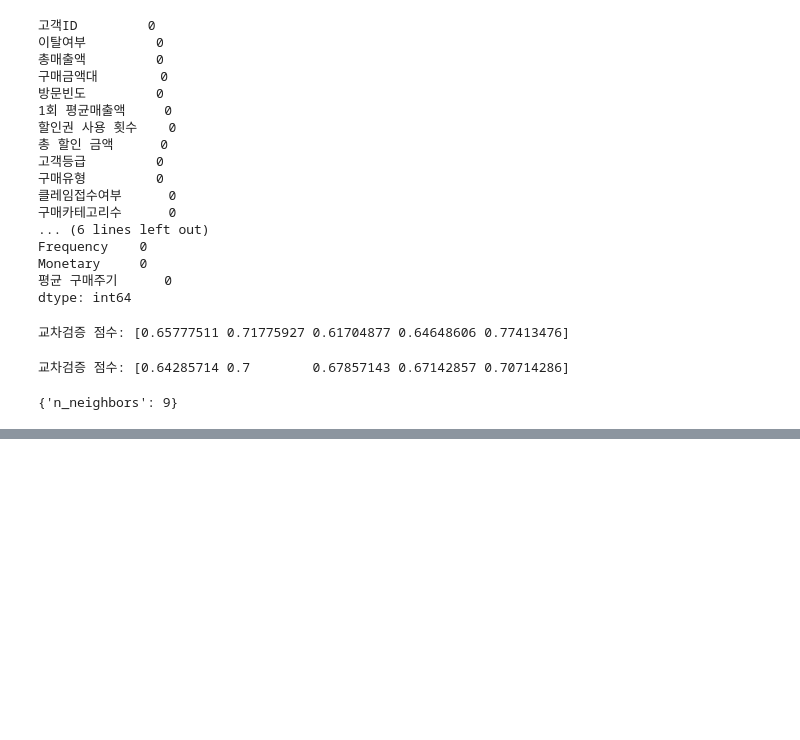
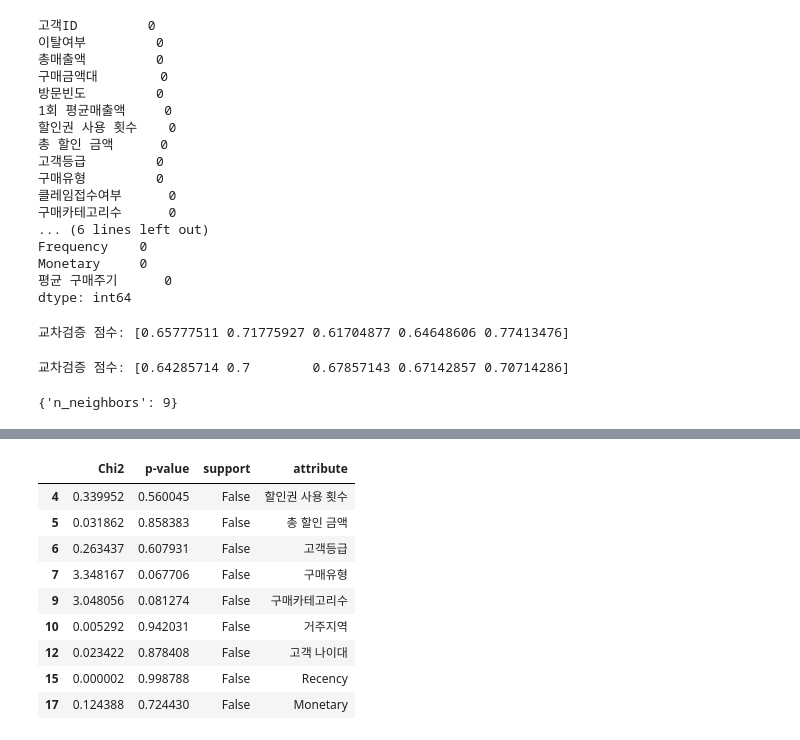
Before and after one commit to hyeokjun0804/HJ_BigData_Maketing_Course, a Jupyter notebook: 머신러닝.ipynb, the cells around one changed output, grey strips where cells are left out. Drawn from its saved outputs; the diff is of its cells as text; code cells hidden in the pictures; blank space fills up the shorter version.

```diff
--- a/머신러닝.ipynb
+++ b/머신러닝.ipynb
@@ -129,0 +198,31 @@ grid_search.best_params_
+# %%
+from sklearn.feature_selection import SelectKBest, chi2
+
+#데이터 지정(변수)
+X= df.drop(["고객ID", "이탈여부"], axis = 1)
+Y = df["이탈여부"]
+
+#데이터 분할
+X_train, X_test, Y_train, Y_test = train_test_split(X, Y, test_size=0.3, random_state=0)
+
+#일변량 통계기반 변수 선택
+selector = SelectKBest()
+selector.fit(X_train, Y_train)
+
+score = pd.DataFrame()
+score["Chi2"] = selector.scores_
+score["p-value"] = selector.pvalues_
+score["support"] = selector.get_support()
+score["attribute"] = X_train.columns
+score[score["support"] == False]
+# %% [output]
+|  | Chi2 | p-value | support | attribute |
+| 4 | 0.339952 | 0.560045 | False | 할인권 사용 횟수 |
+| 5 | 0.031862 | 0.858383 | False | 총 할인 금액 |
+| 6 | 0.263437 | 0.607931 | False | 고객등급 |
+| 7 | 3.348167 | 0.067706 | False | 구매유형 |
+| 9 | 3.048056 | 0.081274 | False | 구매카테고리수 |
+| 10 | 0.005292 | 0.942031 | False | 거주지역 |
+| 12 | 0.023422 | 0.878408 | False | 고객 나이대 |
+| 15 | 0.000002 | 0.998788 | False | Recency |
+| 17 | 0.124388 | 0.724430 | False | Monetary |
```
Also changed, not shown: parts of 18 cells of this notebook.
